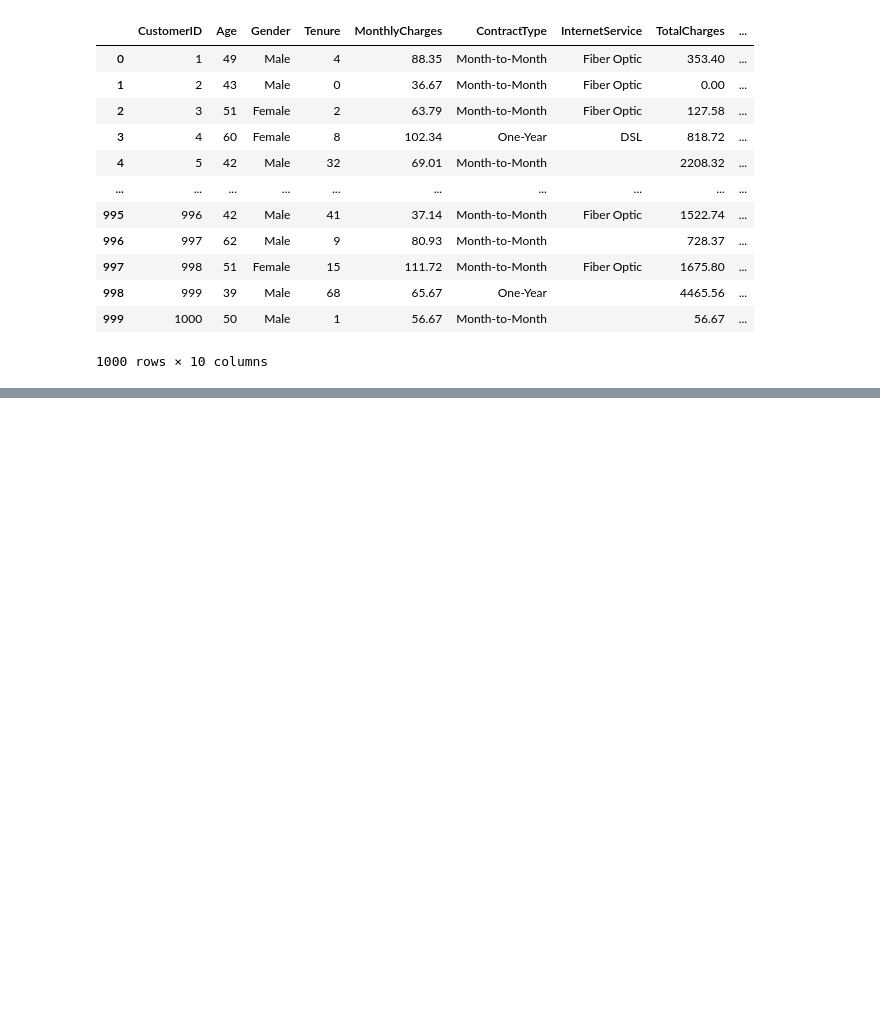
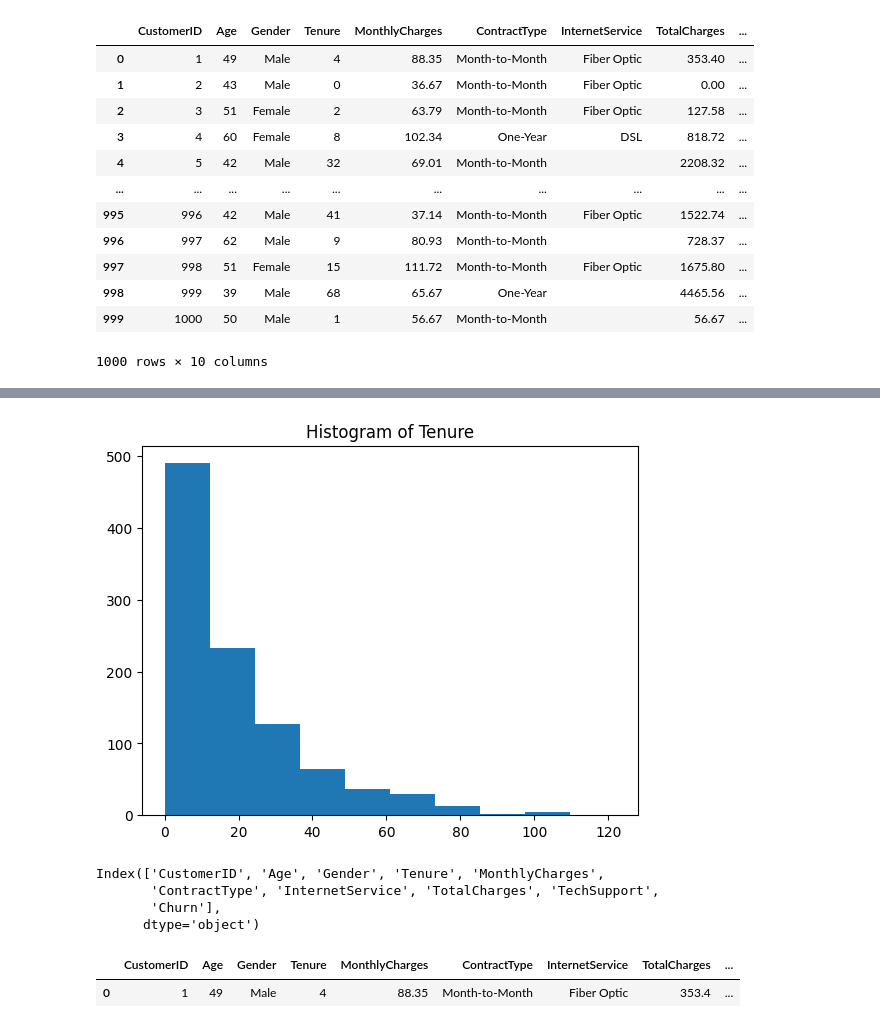
Before and after one commit to SharmiliVN/CustomerChurn, a Jupyter notebook: notebook.ipynb, the cells around one changed output, grey strips where cells are left out. Saved outputs shown, nothing was run; the diff lists cells and outputs as text; code cells hidden in the pictures; blank space fills up the shorter version.

```diff
--- a/notebook.ipynb
+++ b/notebook.ipynb
@@ -111,0 +182,19 @@ df
+# %%
+plt.hist(df["Tenure"])
+plt.title("Histogram of Tenure")
+plt.show()
+# %% [output]
+[figure, added]
+# %%
+#feature engineering
+df.columns
+# %% [output]
+Index(['CustomerID', 'Age', 'Gender', 'Tenure', 'MonthlyCharges',
+       'ContractType', 'InternetService', 'TotalCharges', 'TechSupport',
+       'Churn'],
+      dtype='object')
+# %%
+df.head(1)
+# %% [output]
+|  | CustomerID | Age | Gender | Tenure | MonthlyCharges | ContractType | InternetService | TotalCharges | ... |
+| 0 | 1 | 49 | Male | 4 | 88.35 | Month-to-Month | Fiber Optic | 353.4 | ... |
```
Also changed, not shown: parts of 21 cells of this notebook.
